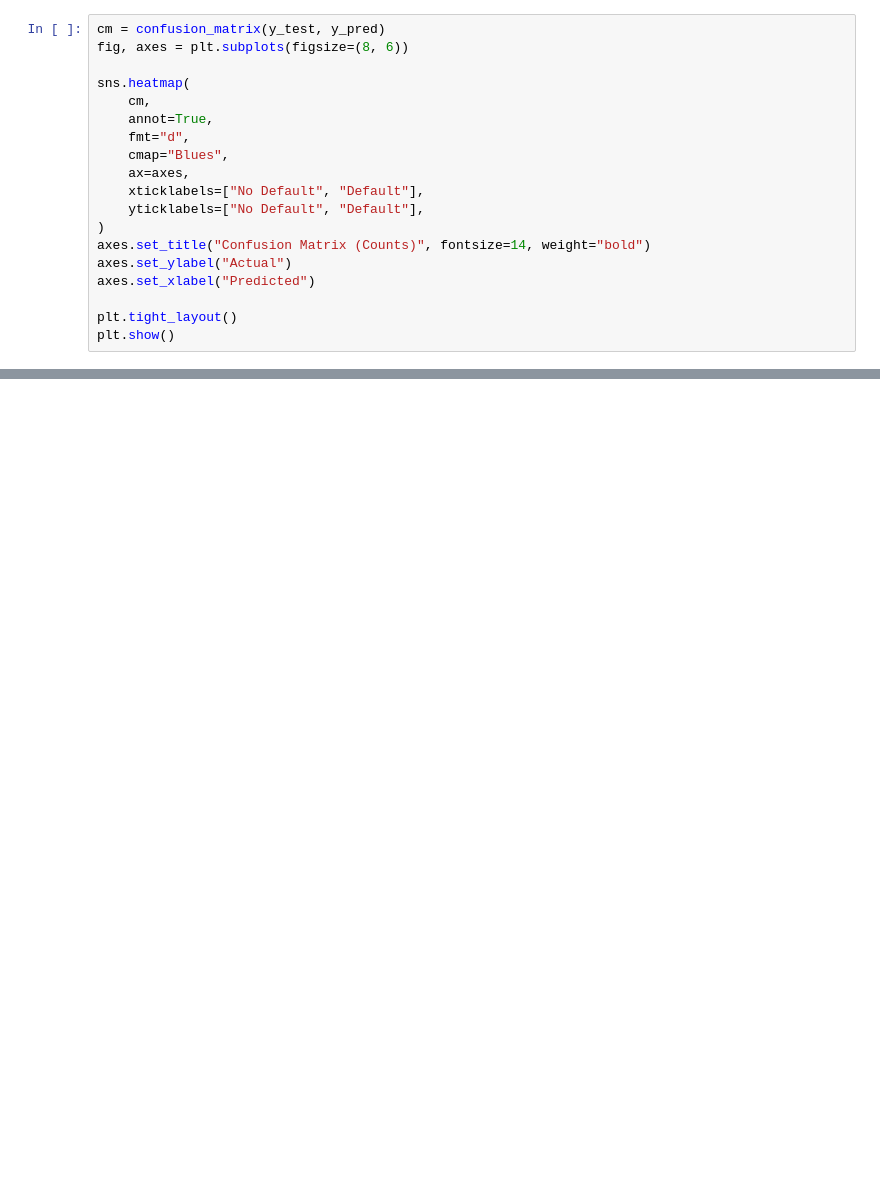
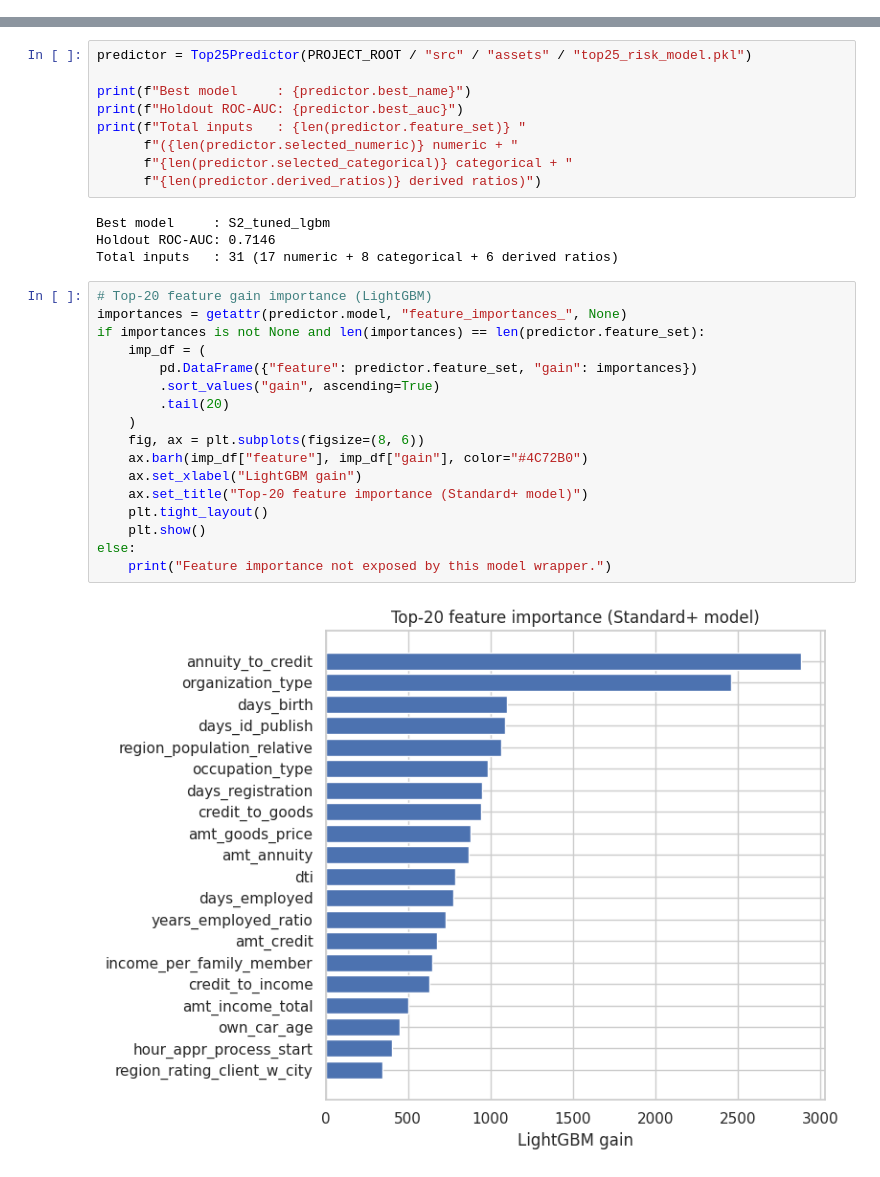
Before and after one commit to VytCepas/credit_default_risk_assessment, a Jupyter notebook: notebooks/risk_default_analysis.ipynb, the cells around one changed output, grey strips where cells are left out. Saved outputs shown, nothing was run; the diff lists cells and outputs as text; blank space fills up the shorter version.

```diff
--- a/notebooks/risk_default_analysis.ipynb
+++ b/notebooks/risk_default_analysis.ipynb
@@ -368,19 +0,0 @@ Model Variance Explained (R²): 0.5320
-# %%
-cm = confusion_matrix(y_test, y_pred)
-fig, axes = plt.subplots(figsize=(8, 6))
-
-sns.heatmap(
-    cm,
-    annot=True,
-    fmt="d",
-    cmap="Blues",
-    ax=axes,
-    xticklabels=["No Default", "Default"],
-    yticklabels=["No Default", "Default"],
-)
-axes.set_title("Confusion Matrix (Counts)", fontsize=14, weight="bold")
-axes.set_ylabel("Actual")
-axes.set_xlabel("Predicted")
-
-plt.tight_layout()
-plt.show()
@@ -1159,0 +200,32 @@ consented bureau-pull integration (issue #72) — see ADR 0001 §Future.
+# %%
+predictor = Top25Predictor(PROJECT_ROOT / "src" / "assets" / "top25_risk_model.pkl")
+
+print(f"Best model     : {predictor.best_name}")
+print(f"Holdout ROC-AUC: {predictor.best_auc}")
+print(f"Total inputs   : {len(predictor.feature_set)} "
+      f"({len(predictor.selected_numeric)} numeric + "
+      f"{len(predictor.selected_categorical)} categorical + "
+      f"{len(predictor.derived_ratios)} derived ratios)")
+# %% [output]
+Best model     : S2_tuned_lgbm
+Holdout ROC-AUC: 0.7146
+Total inputs   : 31 (17 numeric + 8 categorical + 6 derived ratios)
+# %%
+# Top-20 feature gain importance (LightGBM)
+importances = getattr(predictor.model, "feature_importances_", None)
+if importances is not None and len(importances) == len(predictor.feature_set):
+    imp_df = (
+        pd.DataFrame({"feature": predictor.feature_set, "gain": importances})
+        .sort_values("gain", ascending=True)
+        .tail(20)
+    )
+    fig, ax = plt.subplots(figsize=(8, 6))
+    ax.barh(imp_df["feature"], imp_df["gain"], color="#4C72B0")
+    ax.set_xlabel("LightGBM gain")
+    ax.set_title("Top-20 feature importance (Standard+ model)")
+    plt.tight_layout()
+    plt.show()
+else:
+    print("Feature importance not exposed by this model wrapper.")
+# %% [output]
+[figure, added]
```
Also changed, not shown: parts of 82 cells of this notebook, 2 other files.
